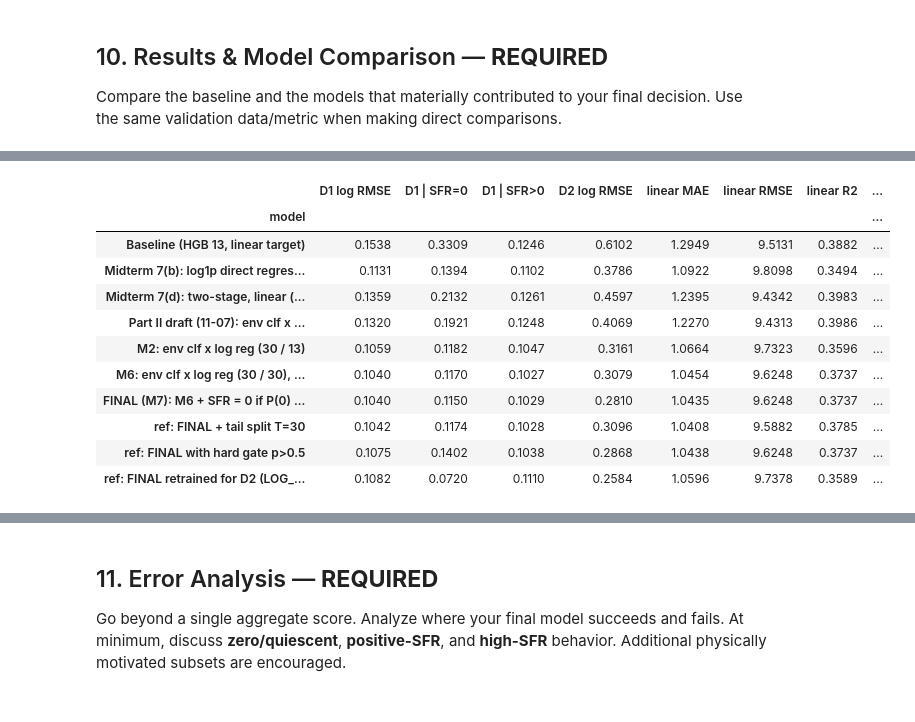
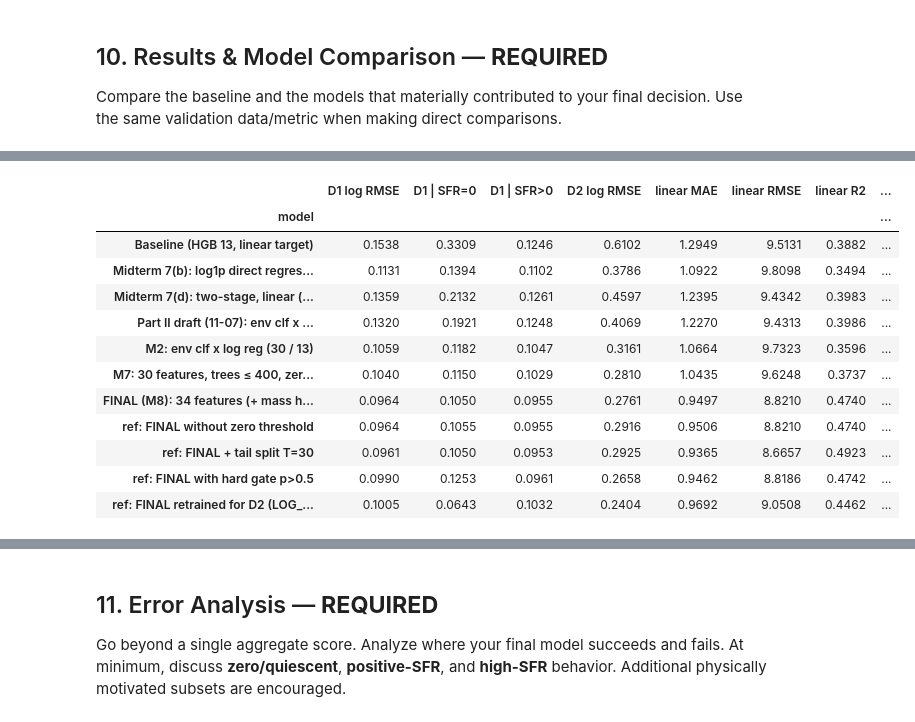
Before and after one commit to ZizonK7/sdi2026-galaxy-sfr, a Jupyter notebook: DataHub_701104_mid.ipynb, the cells around one changed output, grey strips where cells are left out. Saved outputs shown, nothing was run; the diff lists cells and outputs as text; code cells hidden in the pictures.

```diff
--- a/DataHub_701104_mid.ipynb
+++ b/DataHub_701104_mid.ipynb
@@ -2186,7 +2201,8 @@ FINAL_HGB = {**HGB, "max_iter": 400}            # 두 단계 모두 트리 상
 LOG_EPS = 1.0
 # 0일 확률 P(SFR = 0 | x) = 1 − p가 ZERO_THRESHOLD 이상이면 SFR = 0을 그대로 낸다(그 밖은 위 기대값). 문턱은 학습 분할 안
 # 25-fold에서 '점수가 나빠지지 않는 가장 낮은 문턱'으로 골랐다(후보 0.5·0.7·0.8·0.9·0.95·0.99, 9.2 보조).
-ZERO_THRESHOLD = 0.8
+# 30개 피처 모델에서는 0.8이었고, 질량 성장 피처를 더한 최종 모델에서 같은 규칙을 다시 적용해 0.9가 됐다.
+ZERO_THRESHOLD = 0.9
 
 
 def to_log(sfr, eps=LOG_EPS):
@@ -2289,7 +2305,8 @@ val 로그 RMSE: 전체 상자 기준 0.1040 → 검증 은하만으로 환경
 # 질문 1: 로그 회귀기에 환경 피처를 넣나(M3 vs M2) → 질문 2: 팀원 꼬리 분리 T=30(M4 vs M3) → 질문 3: 분류기 트리 상한 400(M5 vs M3)
 # → 질문 4: 회귀기 트리 상한 400(M6 vs M5). 질문 4는 첫 실행에서 로그 회귀기도 상한 150에 닿은 것을 보고 같은 규칙으로 더했다.
 # → 0 문턱(M7 vs M6): P(SFR=0|x) ≥ 0.8이면 SFR = 0. 문턱 후보 여섯을 고른 원본은 zero_gate_cv.py('나빠지지 않는 가장 낮은 문턱').
-# 같은 계산을 D2·D3 정의까지 넓힌 원본: work/조장/log_model_cv_2026-11-11/(log_model_cv.py, q4_reg_trees.py). 약 4~5분.
+# → 질문 5: 질량 성장·비율 피처 4개(M8 vs M7, 34개). 채택 뒤 0 문턱을 같은 규칙으로 다시 골라 0.9(zero_gate34_cv.py). 원본 q5_mass_history.py.
+# 같은 계산을 D2·D3 정의까지 넓힌 원본: work/조장/log_model_cv_2026-11-11/(log_model_cv.py, q4_reg_trees.py). 약 5~6분.
 CV_SEEDS, T_TAIL = (42, 7, 11, 23, 101), 30.0
 _Xcv, _ycv = X_train_env.reset_index(drop=True), y_train.to_numpy(float)
 _zcv, _z0 = to_log(_ycv), float(to_log(0.0))
@@ -2302,23 +2319,26 @@ for seed in CV_SEEDS:
         pos = ya > 0
         tail = ya[pos] > T_TAIL
         zp = to_log(ya[pos])
-        p150 = _HGBC(**HGB).fit(Xa[CLF_FEATURES], pos.astype(int)).predict_proba(Xb[CLF_FEATURES])[:, 1]
-        p400 = _HGBC(**FINAL_HGB).fit(Xa[CLF_FEATURES], pos.astype(int)).predict_proba(Xb[CLF_FEATURES])[:, 1]
+        p150 = _HGBC(**HGB).fit(Xa[F30], pos.astype(int)).predict_proba(Xb[F30])[:, 1]
+        p400 = _HGBC(**FINAL_HGB).fit(Xa[F30], pos.astype(int)).predict_proba(Xb[F30])[:, 1]
         base = np.clip(_HGBR(**HGB).fit(Xa[FINAL_FEATURES], ya).predict(Xb[FINAL_FEATURES]), 0, None)
         lin13 = np.clip(_HGBR(**HGB).fit(Xa.loc[pos, FINAL_FEATURES], ya[pos]).predict(Xb[FINAL_FEATURES]), 0, None)
         e13 = _HGBR(**HGB).fit(Xa.loc[pos, FINAL_FEATURES], zp).predict(Xb[FINAL_FEATURES])
-        e30 = _HGBR(**HGB).fit(Xa.loc[pos, CLF_FEATURES], zp).predict(Xb[CLF_FEATURES])
-        e30_400 = _HGBR(**FINAL_HGB).fit(Xa.loc[pos, CLF_FEATURES], zp).predict(Xb[CLF_FEATURES])
-        Xp = Xa.loc[pos, CLF_FEATURES]
-        q = _HGBC(**HGB).fit(Xp, tail.astype(int)).predict_proba(Xb[CLF_FEATURES])[:, 1]
-        e_tail = q * _HGBR(**HGB).fit(Xp[tail], zp[tail]).predict(Xb[CLF_FEATURES]) \
-            + (1 - q) * _HGBR(**HGB).fit(Xp[~tail], zp[~tail]).predict(Xb[CLF_FEATURES])
+        e30 = _HGBR(**HGB).fit(Xa.loc[pos, F30], zp).predict(Xb[F30])
+        e30_400 = _HGBR(**FINAL_HGB).fit(Xa.loc[pos, F30], zp).predict(Xb[F30])
+        p34 = _HGBC(**FINAL_HGB).fit(Xa[CLF_FEATURES], pos.astype(int)).predict_proba(Xb[CLF_FEATURES])[:, 1]
+        e34 = _HGBR(**FINAL_HGB).fit(Xa.loc[pos, REG_FEATURES], zp).predict(Xb[REG_FEATURES])
+        Xp = Xa.loc[pos, F30]
+        q = _HGBC(**HGB).fit(Xp, tail.astype(int)).predict_proba(Xb[F30])[:, 1]
+        e_tail = q * _HGBR(**HGB).fit(Xp[tail], zp[tail]).predict(Xb[F30]) \
+            + (1 - q) * _HGBR(**HGB).fit(Xp[~tail], zp[~tail]).predict(Xb[F30])
         mix = lambda p, e: p * e + (1 - p) * _z0
         cands = {"M0 baseline (linear HGB 13)": to_log(base), "M1 Part II draft: env clf x linear reg 13": to_log(p150 * lin13),
                  "M2 env clf x log reg 13": mix(p150, e13), "M3 env clf x log reg 30": mix(p150, e30),
                  "M4 M3 + tail split T=30": mix(p150, e_tail), "M5 M3 + clf max_iter 400": mix(p400, e30),
                  "M6 M5 + reg max_iter 400": mix(p400, e30_400),
-                 "M7 M6 + zero if P(0) >= 0.8 (FINAL)": np.where(1 - p400 >= ZERO_THRESHOLD, _z0, mix(p400, e30_400)),
+                 "M7 M6 + zero if P(0) >= 0.8": np.where(1 - p400 >= 0.8, _z0, mix(p400, e30_400)),
+                 "M8 34 features + zero if P(0) >= 0.9 (FINAL)": np.where(1 - p34 >= ZERO_THRESHOLD, _z0, mix(p34, e34)),
                  "M2h M2 with hard gate p>0.5": np.where(p150 > 0.5, e13, _z0)}
         zt = _zcv[te]
         cv_rows += [{"seed": seed, "fold": k, "model": m, "rmse": rmse(zt, p),
@@ -2342,7 +2362,8 @@ def cv_pair(cand, ref):
 
 _m = list(cv_log.model.unique())
 cv_decisions = pd.DataFrame([cv_pair(_m[3], _m[2]), cv_pair(_m[4], _m[3]), cv_pair(_m[5], _m[3]), cv_pair(_m[6], _m[5]),
-                             cv_pair(_m[7], _m[6]), cv_pair(_m[2], _m[1]), cv_pair(_m[8], _m[2]), cv_pair(_m[7], _m[1])]).set_index("후보 − 기준")
+                             cv_pair(_m[7], _m[6]), cv_pair(_m[8], _m[7]), cv_pair(_m[2], _m[1]), cv_pair(_m[9], _m[2]),
+                             cv_pair(_m[8], _m[1])]).set_index("후보 − 기준")
 # 0 문턱은 설명을 위한 선택이라 기준이 '나빠지지 않음'이다: 나빠짐 = 평균 Δ > 0이고 Δ > 0인 fold가 22개 이상
 _d7 = (cv_log[cv_log.model == _m[7]].set_index(["seed", "fold"])["rmse"] - cv_log[cv_log.model == _m[6]].set_index(["seed", "fold"])["rmse"]).to_numpy()
 cv_decisions.loc["M7 − M6", "판정"] = "나빠짐" if _d7.mean() > 0 and (_d7 > 0).sum() >= 22 else f"나빠지지 않음 (Δ>0 fold {(_d7 > 0).sum()}/25)"
@@ -2441,7 +2466,7 @@ def log_scores(pred, y_true=y_val):
 
 
 _pos = y_train.to_numpy() > 0
-_p150 = HistGradientBoostingClassifier(**HGB).fit(X_train_env[CLF_FEATURES], _pos.astype(int)).predict_proba(X_val_env[CLF_FEATURES])[:, 1]
+_p150 = HistGradientBoostingClassifier(**HGB).fit(X_train_env[F30], _pos.astype(int)).predict_proba(X_val_env[F30])[:, 1]
 _lin13 = np.clip(HistGradientBoostingRegressor(**HGB).fit(X_train.loc[_pos], y_train[_pos]).predict(X_val), 0, None)
 # 팀원 꼬리 분리(T = 30)를 로그 회귀기에 얹은 변형: ẑ₊ = q·ẑ_꼬리 + (1 − q)·ẑ_보통, q = P(SFR > 30 | x, SFR > 0)
 _Xp, _yp = X_train_env.loc[_pos, REG_FEATURES], y_train[_pos].to_numpy()
@@ -2450,42 +2475,44 @@ _q = HistGradientBoostingClassifier(**HGB).fit(_Xp, _tail.astype(int)).predict_p
 _e_tail = _q * HistGradientBoostingRegressor(**HGB).fit(_Xp[_tail], to_log(_yp[_tail])).predict(X_val_env[REG_FEATURES]) \
     + (1 - _q) * HistGradientBoostingRegressor(**HGB).fit(_Xp[~_tail], to_log(_yp[~_tail])).predict(X_val_env[REG_FEATURES])
 _p_fin = FINAL_MODEL.predict_proba_positive(X_val_env)
-_z_soft = _p_fin * FINAL_MODEL.predict_log_positive(X_val_env) + (1 - _p_fin) * to_log(0.0)   # 문턱 없는 M6
+_z_soft = _p_fin * FINAL_MODEL.predict_log_positive(X_val_env) + (1 - _p_fin) * to_log(0.0)   # 최종 모델에서 0 문턱만 뺀 것
 val_models = {
     "Baseline (HGB 13, linear target)": baseline_pred,
     "Midterm 7(b): log1p direct regression (13)": preds["(b) log1p"],
     "Midterm 7(d): two-stage, linear (13 / 13)": preds["(d) two-stage P x E"],
     "Part II draft (11-07): env clf x linear reg (30 / 13)": _p150 * _lin13,
-    "M2: env clf x log reg (30 / 13)": TwoStageLogSFR(HGB, CLF_FEATURES, FINAL_FEATURES).fit(X_train_env, y_train).predict(X_val_env),
-    "M6: env clf x log reg (30 / 30), trees ≤ 400": from_log(_z_soft),
-    "FINAL (M7): M6 + SFR = 0 if P(0) ≥ 0.8": VAL_PREDICTIONS,
+    "M2: env clf x log reg (30 / 13)": TwoStageLogSFR(HGB, F30, FINAL_FEATURES).fit(X_train_env, y_train).predict(X_val_env),
+    "M7: 30 features, trees ≤ 400, zero if P(0) ≥ 0.8": TwoStageLogSFR(FINAL_HGB, F30, F30, zero_threshold=0.8).fit(X_train_env, y_train).predict(X_val_env),
+    "FINAL (M8): 34 features (+ mass history), zero if P(0) ≥ 0.9": VAL_PREDICTIONS,
+    "ref: FINAL without zero threshold": from_log(_z_soft),
     "ref: FINAL + tail split T=30": from_log(_p_fin * _e_tail + (1 - _p_fin) * to_log(0.0)),
     "ref: FINAL with hard gate p>0.5": from_log(np.where(_p_fin > 0.5, FINAL_MODEL.predict_log_positive(X_val_env), to_log(0.0))),
     "ref: FINAL retrained for D2 (LOG_EPS = 0.01)": TwoStageLogSFR(FINAL_HGB, CLF_FEATURES, REG_FEATURES, eps=0.01, zero_threshold=ZERO_THRESHOLD)
                                                      .fit(X_train_env, y_train).predict(X_val_env),
 }
 _z1 = lambda p: np.log10(1 + np.clip(np.asarray(p, float), 0, None))
 rows = []
 for k, p in val_models.items():
     d_b, lo_b, hi_b = paired_rmse_ci(_z1(baseline_pred), _z1(p), _z1(y_val))
     d_d, lo_d, hi_d = paired_rmse_ci(_z1(val_models["Part II draft (11-07): env clf x linear reg (30 / 13)"]), _z1(p), _z1(y_val))
     rows.append({"model": k, **log_scores(p), "D1 Δ vs baseline [95%]": f"{d_b:+.4f} [{lo_b:+.4f}, {hi_b:+.4f}]",
                  "D1 Δ vs Part II draft [95%]": f"{d_d:+.4f} [{lo_d:+.4f}, {hi_d:+.4f}]"})
 log_table = pd.DataFrame(rows).set_index("model")
 display(log_table.round(4))
 # %% [output]
 |  | D1 log RMSE | D1 | SFR=0 | D1 | SFR>0 | D2 log RMSE | linear MAE | linear RMSE | linear R2 | ... |
 | model |  |  |  |  |  |  |  | ... |
 | Baseline (HGB 13, linear target) | 0.1538 | 0.3309 | 0.1246 | 0.6102 | 1.2949 | 9.5131 | 0.3882 | ... |
 | Midterm 7(b): log1p direct regres... | 0.1131 | 0.1394 | 0.1102 | 0.3786 | 1.0922 | 9.8098 | 0.3494 | ... |
 | Midterm 7(d): two-stage, linear (... | 0.1359 | 0.2132 | 0.1261 | 0.4597 | 1.2395 | 9.4342 | 0.3983 | ... |
 | Part II draft (11-07): env clf x ... | 0.1320 | 0.1921 | 0.1248 | 0.4069 | 1.2270 | 9.4313 | 0.3986 | ... |
 | M2: env clf x log reg (30 / 13) | 0.1059 | 0.1182 | 0.1047 | 0.3161 | 1.0664 | 9.7323 | 0.3596 | ... |
-| M6: env clf x log reg (30 / 30), ... | 0.1040 | 0.1170 | 0.1027 | 0.3079 | 1.0454 | 9.6248 | 0.3737 | ... |
-| FINAL (M7): M6 + SFR = 0 if P(0) ... | 0.1040 | 0.1150 | 0.1029 | 0.2810 | 1.0435 | 9.6248 | 0.3737 | ... |
-| ref: FINAL + tail split T=30 | 0.1042 | 0.1174 | 0.1028 | 0.3096 | 1.0408 | 9.5882 | 0.3785 | ... |
-| ref: FINAL with hard gate p>0.5 | 0.1075 | 0.1402 | 0.1038 | 0.2868 | 1.0438 | 9.6248 | 0.3737 | ... |
-| ref: FINAL retrained for D2 (LOG_... | 0.1082 | 0.0720 | 0.1110 | 0.2584 | 1.0596 | 9.7378 | 0.3589 | ... |
+| M7: 30 features, trees ≤ 400, zer... | 0.1040 | 0.1150 | 0.1029 | 0.2810 | 1.0435 | 9.6248 | 0.3737 | ... |
+| FINAL (M8): 34 features (+ mass h... | 0.0964 | 0.1050 | 0.0955 | 0.2761 | 0.9497 | 8.8210 | 0.4740 | ... |
+| ref: FINAL without zero threshold | 0.0964 | 0.1055 | 0.0955 | 0.2916 | 0.9506 | 8.8210 | 0.4740 | ... |
+| ref: FINAL + tail split T=30 | 0.0961 | 0.1050 | 0.0953 | 0.2925 | 0.9365 | 8.6657 | 0.4923 | ... |
+| ref: FINAL with hard gate p>0.5 | 0.0990 | 0.1253 | 0.0961 | 0.2658 | 0.9462 | 8.8186 | 0.4742 | ... |
+| ref: FINAL retrained for D2 (LOG_... | 0.1005 | 0.0643 | 0.1032 | 0.2404 | 0.9692 | 9.0508 | 0.4462 | ... |
 # %% [markdown]
 ### 10.1 Required Comparison Table — **STUDENT RESPONSE**
 
```
Also changed, not shown: parts of 19 cells of this notebook, 1 other file.
